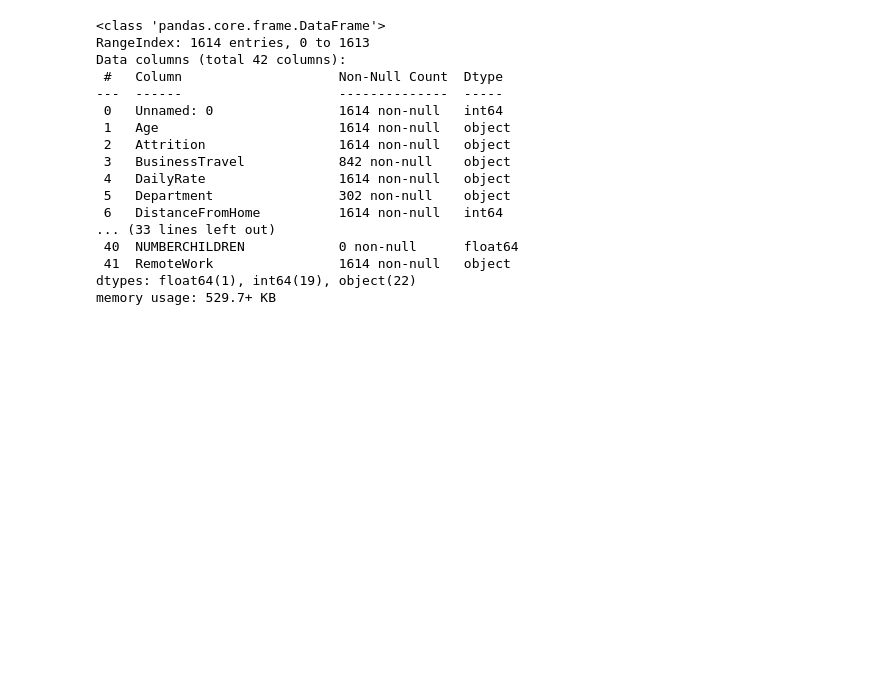
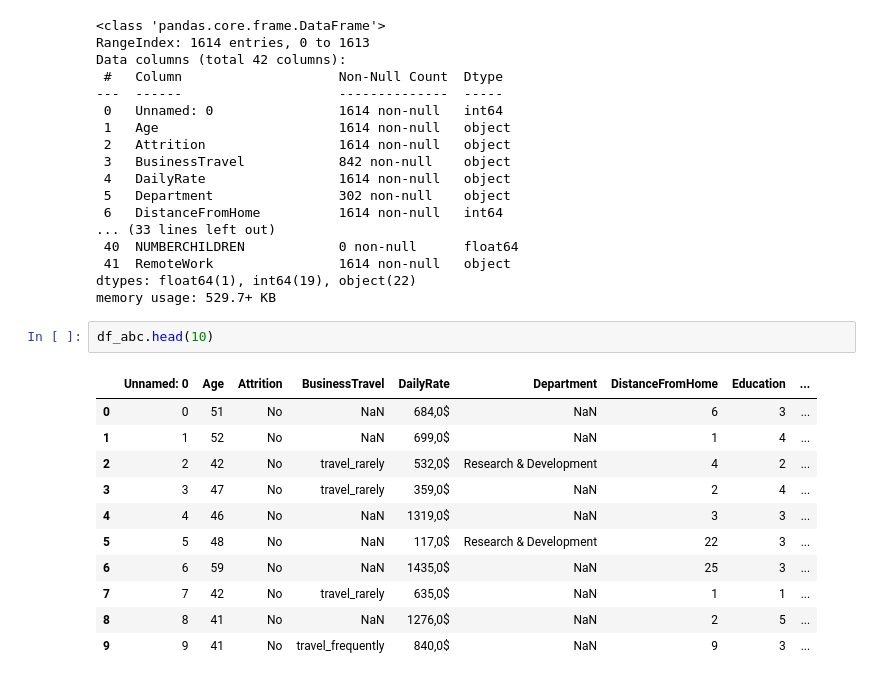
Before and after one commit to nicoleab1/proyecto-da-promo-b-modulo-3-team-2, a Jupyter notebook: proyecto optimizacion de talento.ipynb, the cells around one changed output. Saved outputs shown, nothing was run; the diff lists cells and outputs as text; blank space fills up the shorter version.

```diff
--- a/proyecto optimizacion de talento.ipynb
+++ b/proyecto optimizacion de talento.ipynb
@@ -60,3 +60,17 @@ Data columns (total 42 columns):
  41  RemoteWork                1614 non-null   object
 dtypes: float64(1), int64(19), object(22)
 memory usage: 529.7+ KB
+# %%
+df_abc.head(10)
+# %% [output]
+|  | Unnamed: 0 | Age | Attrition | BusinessTravel | DailyRate | Department | DistanceFromHome | Education | ... |
+| 0 | 0 | 51 | No | NaN | 684,0$ | NaN | 6 | 3 | ... |
+| 1 | 1 | 52 | No | NaN | 699,0$ | NaN | 1 | 4 | ... |
+| 2 | 2 | 42 | No | travel_rarely | 532,0$ | Research & Development | 4 | 2 | ... |
+| 3 | 3 | 47 | No | travel_rarely | 359,0$ | NaN | 2 | 4 | ... |
+| 4 | 4 | 46 | No | NaN | 1319,0$ | NaN | 3 | 3 | ... |
+| 5 | 5 | 48 | No | NaN | 117,0$ | Research & Development | 22 | 3 | ... |
+| 6 | 6 | 59 | No | NaN | 1435,0$ | NaN | 25 | 3 | ... |
+| 7 | 7 | 42 | No | travel_rarely | 635,0$ | NaN | 1 | 1 | ... |
+| 8 | 8 | 41 | No | NaN | 1276,0$ | NaN | 2 | 5 | ... |
+| 9 | 9 | 41 | No | travel_frequently | 840,0$ | NaN | 9 | 3 | ... |
```
Also changed, not shown: parts of 3 cells of this notebook.
